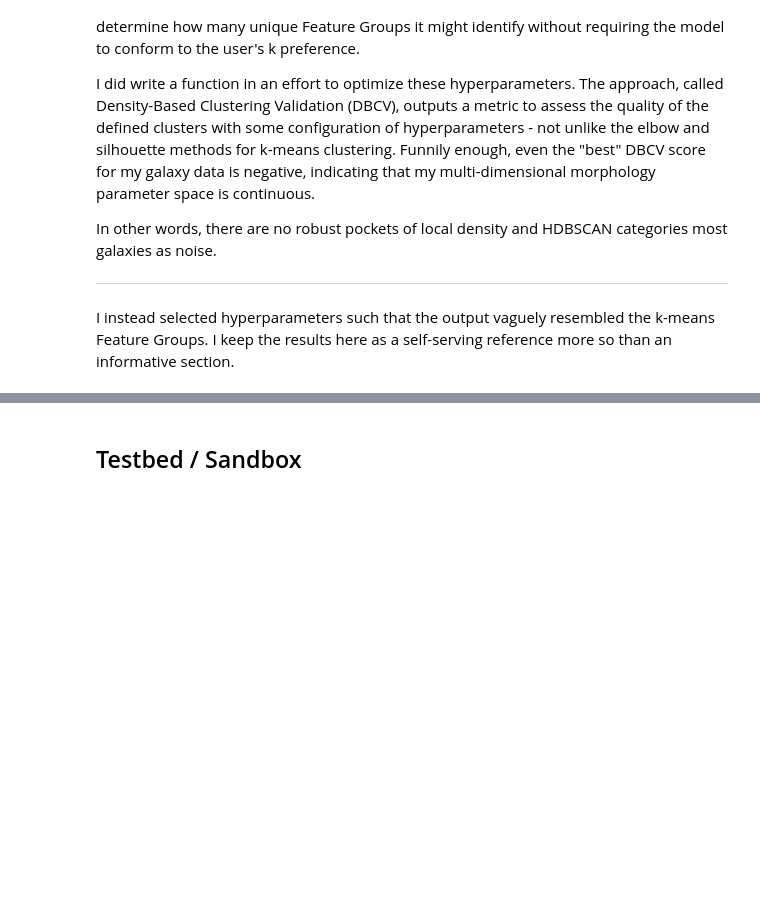
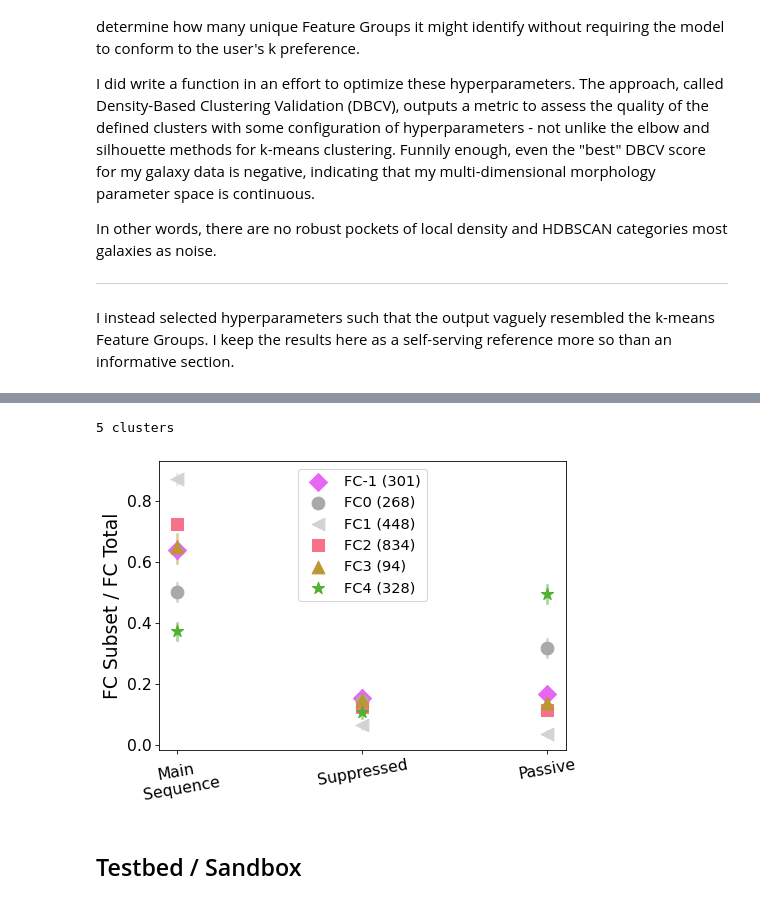
Before and after one commit to gammaspire/machine-learning, a Jupyter notebook: galaxy_feature_clustering/feature_clustering.ipynb, the cells around one changed output, grey strips where cells are left out. Cells and saved outputs as stored; diff of their text form; code cells hidden in the pictures; blank space fills up the shorter version.

```diff
--- a/galaxy_feature_clustering/feature_clustering.ipynb
+++ b/galaxy_feature_clustering/feature_clustering.ipynb
@@ -750,3 +760,8 @@ Calculating medians for colors -- removing invalid entries for NUV-r and W1-W3..
+# %%
+plot_pop_frac(df_scaled, n_pop=3)
+# %% [output]
+5 clusters
+[figure, added]
 # %% [markdown]
 ## Testbed / Sandbox
 # %% [markdown]
```
Also changed, not shown: parts of 4 cells of this notebook, 3 other files.
